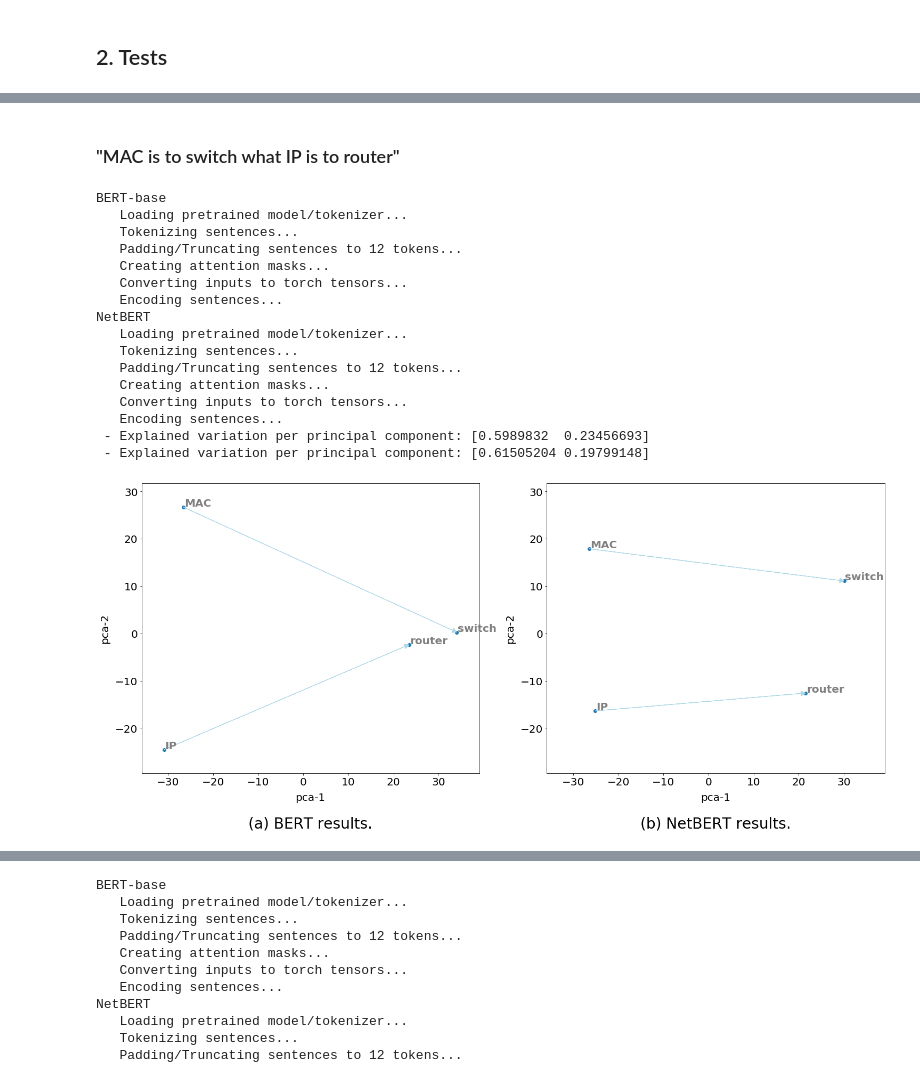
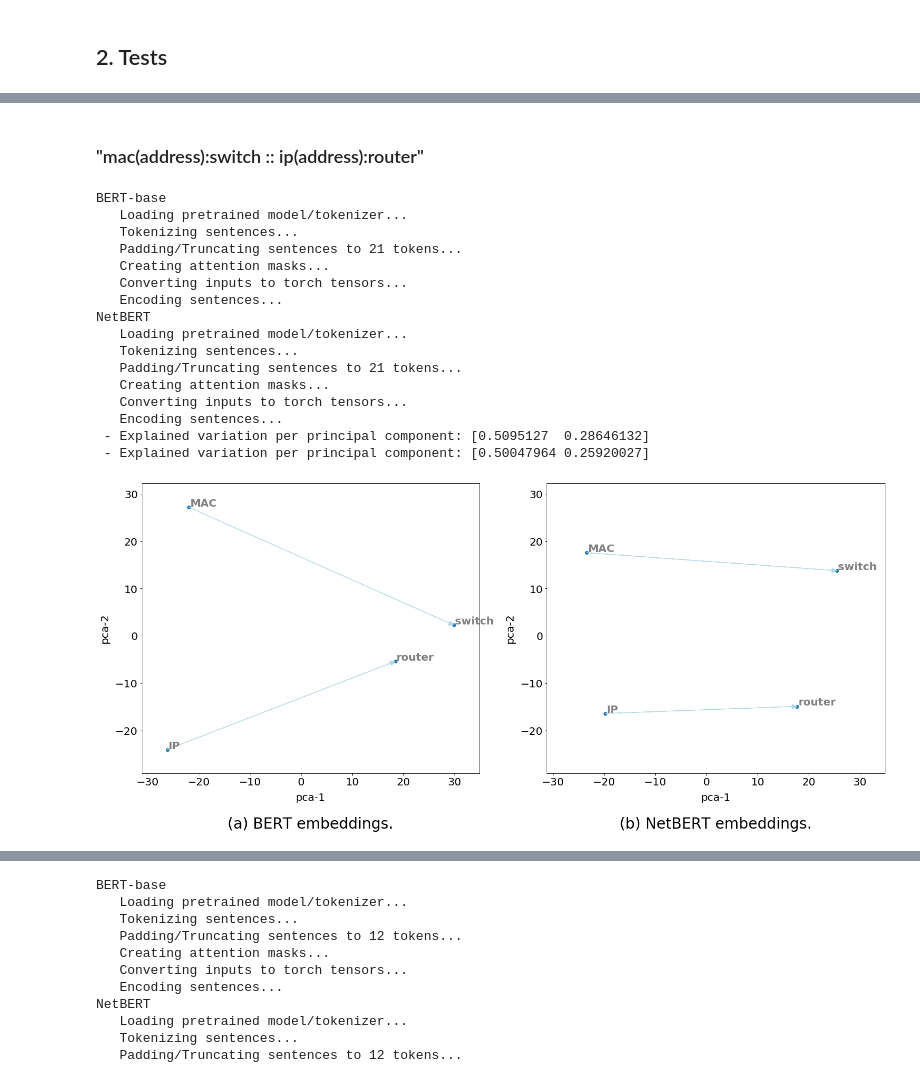
Before and after one commit to ant-louis/netbert, a Jupyter notebook: intrinsic_evaluation/word_analogies.ipynb, the cells around one changed output, grey strips where cells are left out. Drawn from its saved outputs; the diff is of its cells as text; code cells hidden in the pictures.

```diff
--- a/intrinsic_evaluation/word_analogies.ipynb
+++ b/intrinsic_evaluation/word_analogies.ipynb
@@ -193,8 +193,8 @@ def run_all(sentences, words_of_interest, relationships, fig_name):
     fig, (ax1, ax2) = plt.subplots(nrows=1, ncols=2, figsize=(25,10))
     tmp_df = pd.concat([bert_pca_df, netbert_pca_df], ignore_index=True)
     limits = [(tmp_df['pca-one'].min()-5, tmp_df['pca-one'].max()+5), (tmp_df['pca-two'].min()-5, tmp_df['pca-two'].max()+5)]
-    plot_relationships(bert_pca_df, relationships, ax1, '(a) BERT results.', limits)
-    plot_relationships(netbert_pca_df, relationships, ax2, '(b) NetBERT results.', limits)
+    plot_relationships(bert_pca_df, relationships, ax1, '(a) BERT embeddings.', limits)
+    plot_relationships(netbert_pca_df, relationships, ax2, '(b) NetBERT embeddings.', limits)
     fig.savefig("./figures/word_analogy_"+ fig_name +".pdf", bbox_inches='tight')
     return
 # %% [markdown]
@@ -268,28 +268,28 @@ NetBERT
-# %% [markdown]
-### "MAC is to switch what IP is to router"
+# %% [markdown]
+### "mac(address):switch :: ip(address):router"
 # %%
-sentences = ["The following MAC address was assigned to that device.",
-             "A switch is a networking hardware.",
-             "The following IP address was assigned to that device.",
-             "A router is a networking device."]
+sentences = ["A MAC address is used as a physical identifier of a device in a computer network.",
+             "A switch is a networking hardware that connects devices on a computer network.",
+             "An IP address is used to identify the connection of a unique device within a computer network.",
+             "A router is a networking hardware that connects multiple computer networks."]
 words_of_interest = ['MAC', 'switch', 'IP', 'router']
 relationships = [('MAC', 'switch'),('IP', 'router')]
 run_all(sentences, words_of_interest, relationships, fig_name="mac_ip")
 # %% [output]
 BERT-base
    Loading pretrained model/tokenizer...
    Tokenizing sentences...
-   Padding/Truncating sentences to 12 tokens...
+   Padding/Truncating sentences to 21 tokens...
    Creating attention masks...
    Converting inputs to torch tensors...
    Encoding sentences...
 NetBERT
    Loading pretrained model/tokenizer...
    Tokenizing sentences...
-   Padding/Truncating sentences to 12 tokens...
+   Padding/Truncating sentences to 21 tokens...
    Creating attention masks...
    Converting inputs to torch tensors...
    Encoding sentences...
- - Explained variation per principal component: [0.5989832  0.23456693]
- - Explained variation per principal component: [0.61505204 0.19799148]
+ - Explained variation per principal component: [0.5095127  0.28646132]
+ - Explained variation per principal component: [0.50047964 0.25920027]
-[figure, old version]
+[figure, new version]
```
Also changed, not shown: parts of 13 cells of this notebook, 4 other files.
